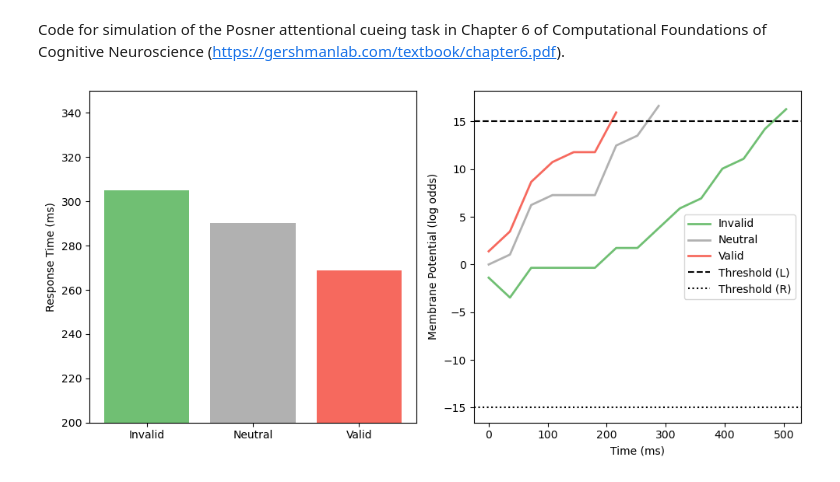
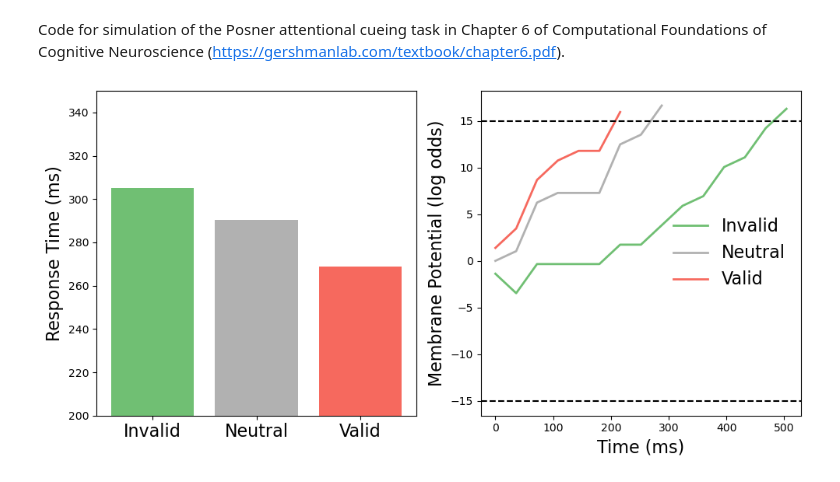
Before and after one commit to sjgershm/CFCN, a Jupyter notebook: attentional_cueing.ipynb, the cells around one changed output. Cells and saved outputs as stored; diff of their text form; code cells hidden in the pictures.

```diff
--- a/attentional_cueing.ipynb
+++ b/attentional_cueing.ipynb
@@ -148,36 +148,37 @@ for cond in conditions:
 
 # 4. Calculate Statistics
 means = [np.mean(results[c]) for c in conditions]
 
 # 5. Plot Results
 plt.figure(figsize=(10, 5))
 
 # Reaction times
 plt.subplot(1, 2, 1)
 colors = ['#4CAF50', '#9E9E9E', '#F44336'] # Green, Grey, Red
 bars = plt.bar(conditions, means, capsize=5, color=colors, alpha=0.8)
-plt.ylabel('Response Time (ms)')
+plt.ylabel('Response Time (ms)', fontsize=16)
+plt.xticks(fontsize=16)
 plt.ylim(200, 350)
 
 # Single trial trajectory
 plt.subplot(1, 2, 2)
 # Run one example trial for each condition to visualize
 t_vec = np.arange(0, 1.0, 0.001) # Dummy time vector
 for i, cond in enumerate(conditions):
     # Force 'Left' target for easier visualization of positive drift
     rt, traj = model.simulate_trial(cond, 'Left')
     time_axis = np.arange(len(traj)) * model.dt * conversion_factor
     plt.plot(time_axis, traj, label=cond, color=colors[i], alpha=0.8, linewidth=2)
 
+plt.legend(loc='center right', fontsize=16, frameon=False)
 plt.axhline(model.threshold, color='k', linestyle='--', label='Threshold (L)')
-plt.axhline(-model.threshold, color='k', linestyle=':', label='Threshold (R)')
-plt.xlabel('Time (ms)')
-plt.ylabel('Membrane Potential (log odds)')
-plt.legend(loc='center right')
+plt.axhline(-model.threshold, color='k', linestyle='--', label='Threshold (R)')
+plt.xlabel('Time (ms)', fontsize=16)
+plt.ylabel('Membrane Potential (log odds)', fontsize=16)
 
 plt.tight_layout()
 
 #plt.savefig("attentional_cueing.pdf", bbox_inches='tight')
 plt.show()
 # %% [output]
-[figure, old version]
+[figure, new version]
```
